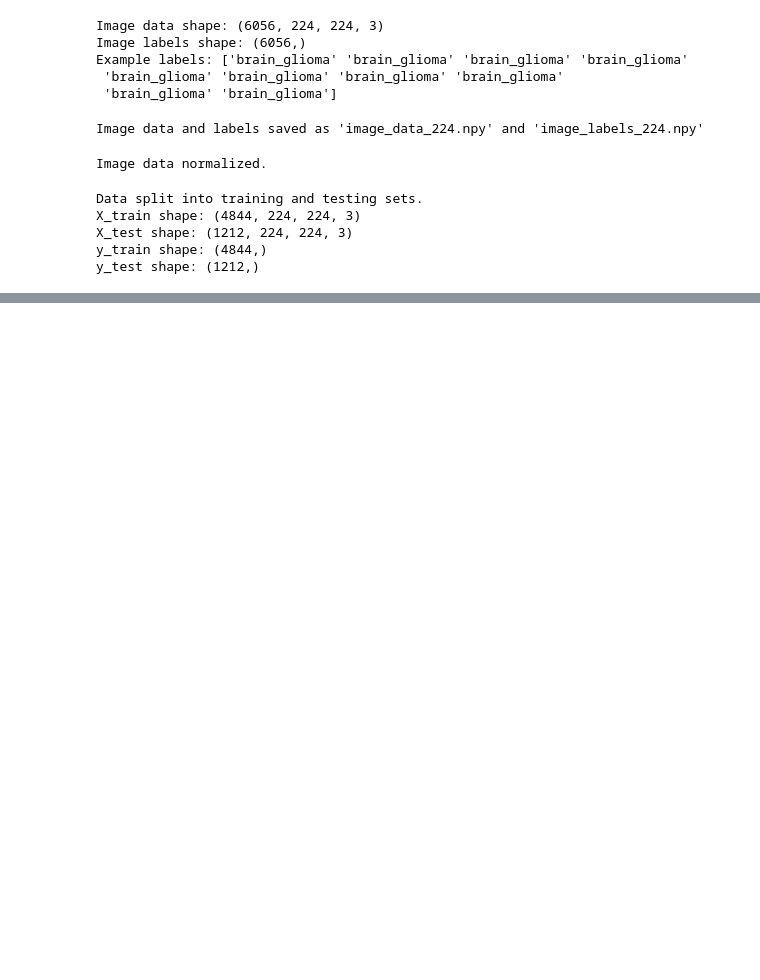
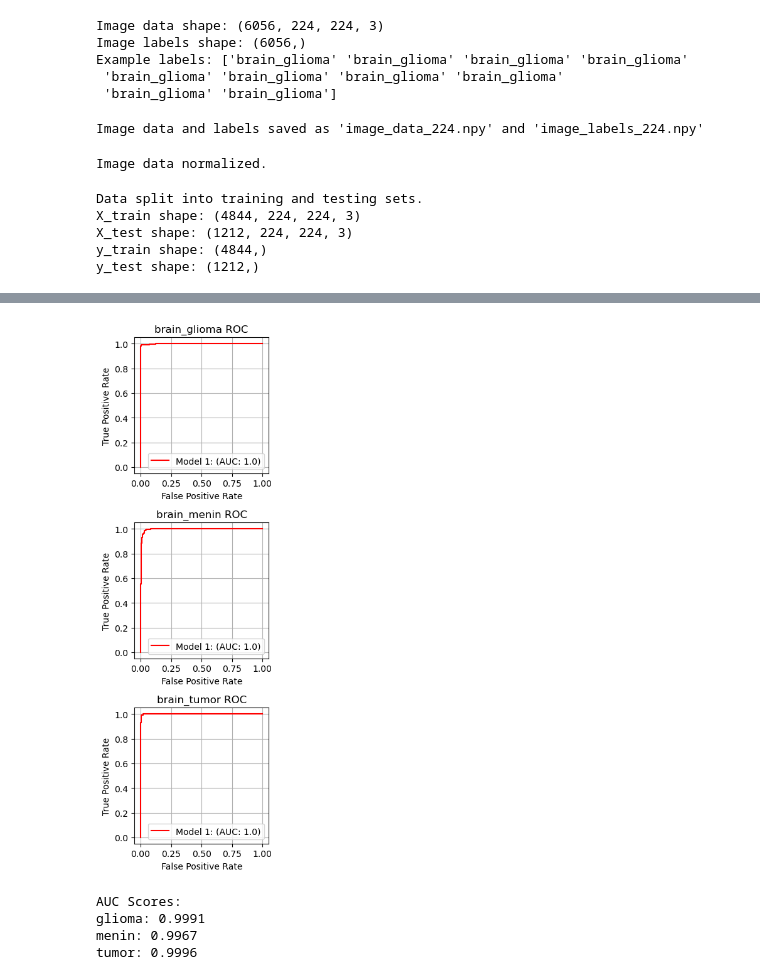
Before and after one commit to HazenKellner05/CS3540-Tumor-Classifier, a Jupyter notebook: MobileNetV2WithAdditionalLayer.ipynb, the cells around one changed output, grey strips where cells are left out. Saved outputs shown, nothing was run; the diff lists cells and outputs as text; code cells hidden in the pictures; blank space fills up the shorter version.

```diff
--- a/MobileNetV2WithAdditionalLayer.ipynb
+++ b/MobileNetV2WithAdditionalLayer.ipynb
@@ -265,0 +272,42 @@ plt.legend(loc='lower right')
+# %%
+import numpy as np
+import matplotlib.pyplot as plt
+from sklearn.metrics import roc_curve, auc
+from sklearn.preprocessing import label_binarize
+
+
+y_pred_probs = model.predict(x_test)
+n_classes = 3
+if len(y_test.shape) == 1 or y_test.shape[1] == 1:
+    y_test_bin = label_binarize(y_test, classes=range(n_classes))
+else:
+    y_test_bin = y_test
+
+# Compute ROC curve and ROC area for each class
+fpr = dict()
+tpr = dict()
+roc_auc = dict()
+ordered_label_keys = label_encoder.inverse_transform([0, 1, 2])
+for i in range(n_classes):
+    fpr[i], tpr[i], _ = roc_curve(y_test_bin[:, i], y_pred_probs[:, i])
+    roc_auc[i] = auc(fpr[i], tpr[i])
+
+# Plot ROC curves
+plt.figure(3, clear=True, figsize=(3, 9))
+for i in range(len(fpr)):
+    plt.subplot(3, 1, (i+1))
+    plt.plot(fpr[i], tpr[i], color='Red', label=f'Model 1: (AUC: {round(roc_auc[i], 2)})')
+
+    plt.xlabel('False Positive Rate')
+    plt.ylabel('True Positive Rate')
+    plt.legend()
+    plt.title(ordered_label_keys[i] + ' ROC')
+    plt.grid(True)
+
+plt.tight_layout()
+plt.show()
+
+print("\nAUC Scores:")
+for i in range(n_classes):
+    print(f"{class_names[i]}: {roc_auc[i]:.4f}")
+# %% [output]
@@ -265,0 +315,5 @@ plt.legend(loc='lower right')
+[figure, added]
+AUC Scores:
+glioma: 0.9991
+menin: 0.9967
+tumor: 0.9996
```
Also changed, not shown: parts of 6 cells of this notebook.
